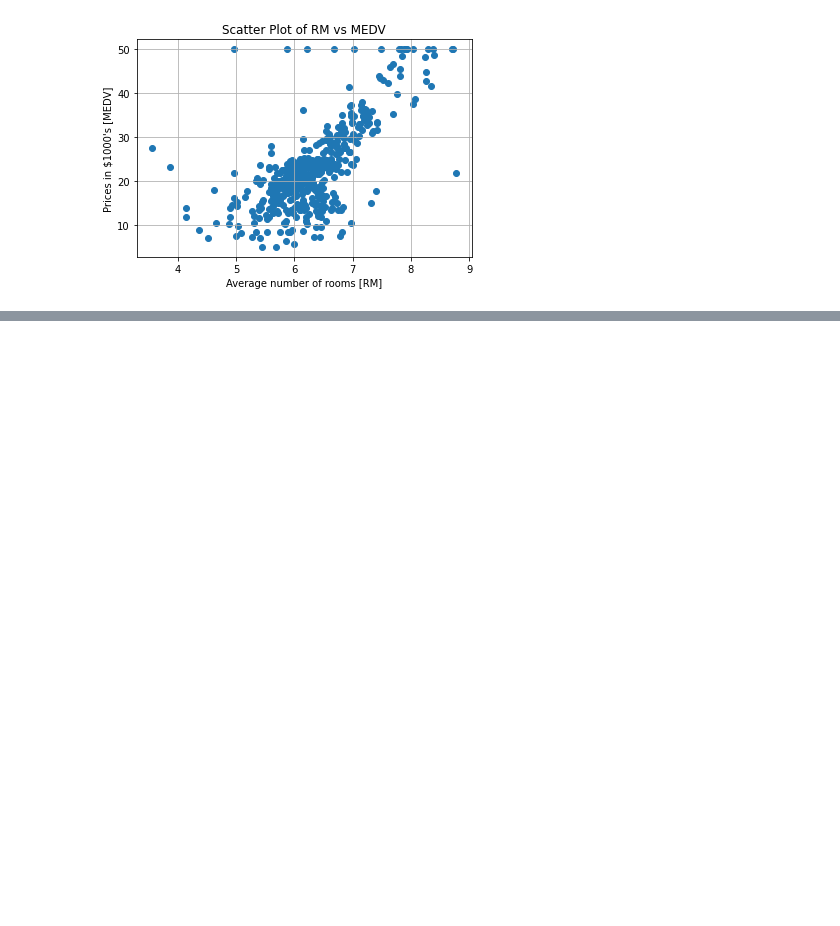
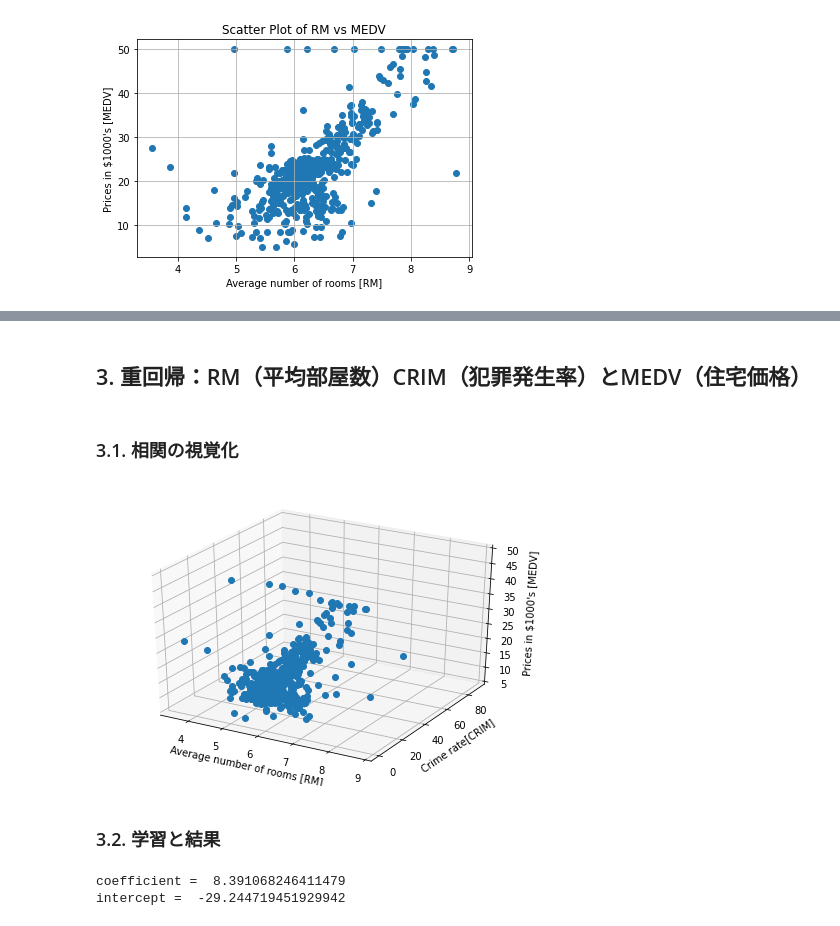
Before and after one commit to koichi-inoue/JupyterNotebook, a Jupyter notebook: LinearRegression.ipynb, the cells around one changed output, grey strips where cells are left out. Drawn from its saved outputs; the diff is of its cells as text; code cells hidden in the pictures; blank space fills up the shorter version.

```diff
--- a/LinearRegression.ipynb
+++ b/LinearRegression.ipynb
@@ -58,0 +101,39 @@ plt.show()
+# %% [markdown]
+## 3. 重回帰：RM（平均部屋数）CRIM（犯罪発生率）とMEDV（住宅価格）
+# %% [markdown]
+### 3.1. 相関の視覚化
+# %%
+from mpl_toolkits.mplot3d import Axes3D
+
+fig = plt.figure()
+ax = Axes3D(fig)
+
+X2 = boston_df[['RM']].values
+Y2 = boston_df['CRIM'].values
+Z2 = boston_df['MEDV'].values
+
+ax.plot(X2,Y2,Z2,marker="o",linestyle='None')
+
+ax.set_xlabel('Average number of rooms [RM]')
+ax.set_ylabel('Crime rate[CRIM]')
+ax.set_zlabel('Prices in $1000\'s [MEDV]')
+
+plt.show()
+# %% [output]
+[figure, added]
+# %% [markdown]
+### 3.2. 学習と結果
+# %%
+model2 = LinearRegression()
+
+XY = boston_df[['RM', 'CRIM']].values
+Z2 = boston_df['MEDV'].values
+
+model2.fit(XY, Z2)
+
+# 係数と切片
+print('coefficient = ', model2.coef_[0])
+print('intercept = ', model2.intercept_)
+# %% [output]
+coefficient =  8.391068246411479
+intercept =  -29.244719451929942
```
Also changed, not shown: parts of 11 cells of this notebook.
